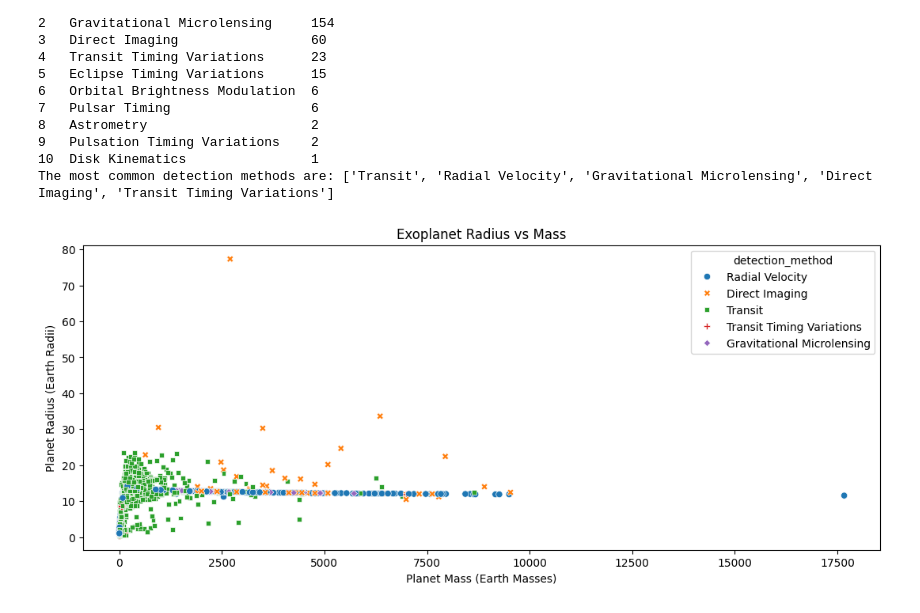
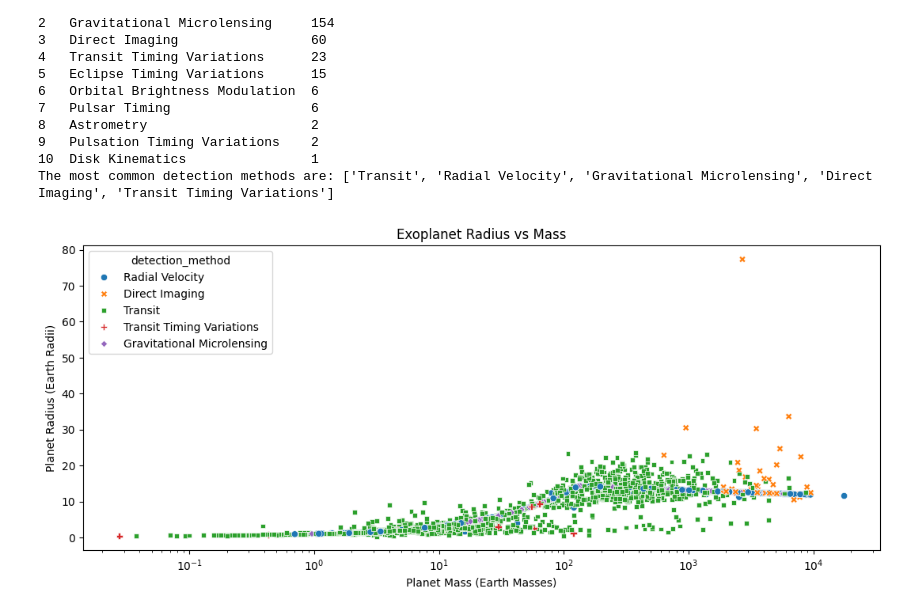
Before and after one commit to 7086600/da_final_project, a Jupyter notebook: da_final_project.ipynb, the cells around one changed output. Saved outputs shown, nothing was run; the diff lists cells and outputs as text; code cells hidden in the pictures.

Commit message:
setting x-axis to logarithmic scale on scatterplot Radius-Mass

```diff
--- a/da_final_project.ipynb
+++ b/da_final_project.ipynb
@@ -513,12 +513,13 @@ The most common detection methods are: ['Transit', 'Radial Velocity', 'Gravitati
 # %%
 # making scatter plot for radius vs mass after correcting outlier for the most common detection methods
 exoplanets_cleaned = exoplanets_cleaned[exoplanets_cleaned['detection_method'].isin(most_common_detection_methods)]
 
 plt.figure(figsize=(13, 5), frameon=True)
 sns.scatterplot(data=exoplanets_cleaned, x='planet_mass', y='planet_radius', hue='detection_method', palette='tab10', style='detection_method')
+plt.xscale('log') # setting x-axis to logarithmic scale
 plt.title('Exoplanet Radius vs Mass')
 plt.xlabel('Planet Mass (Earth Masses)')
 plt.ylabel('Planet Radius (Earth Radii)')
 plt.show()
 # %% [output]
-[figure, old version]
+[figure, new version]
```
